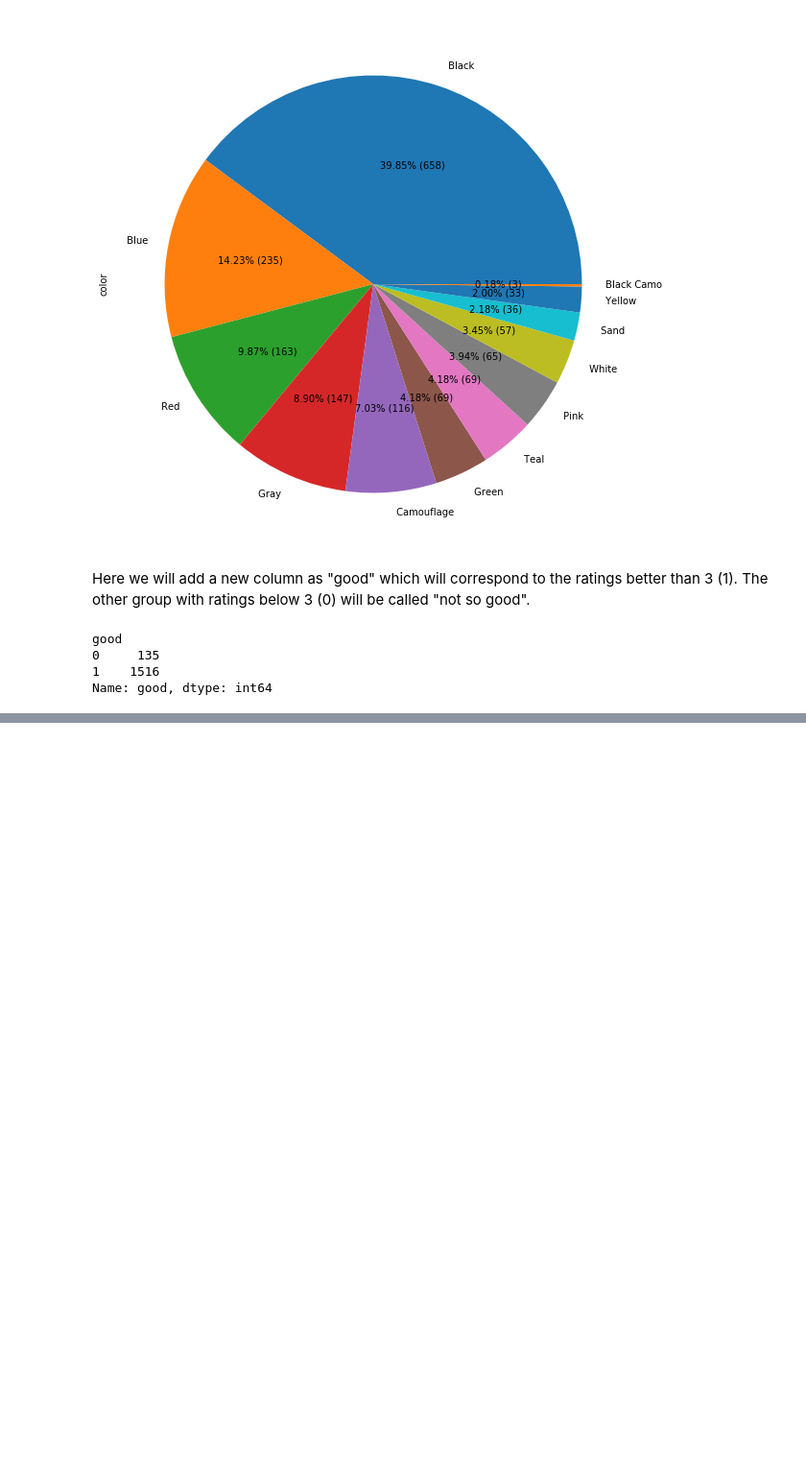
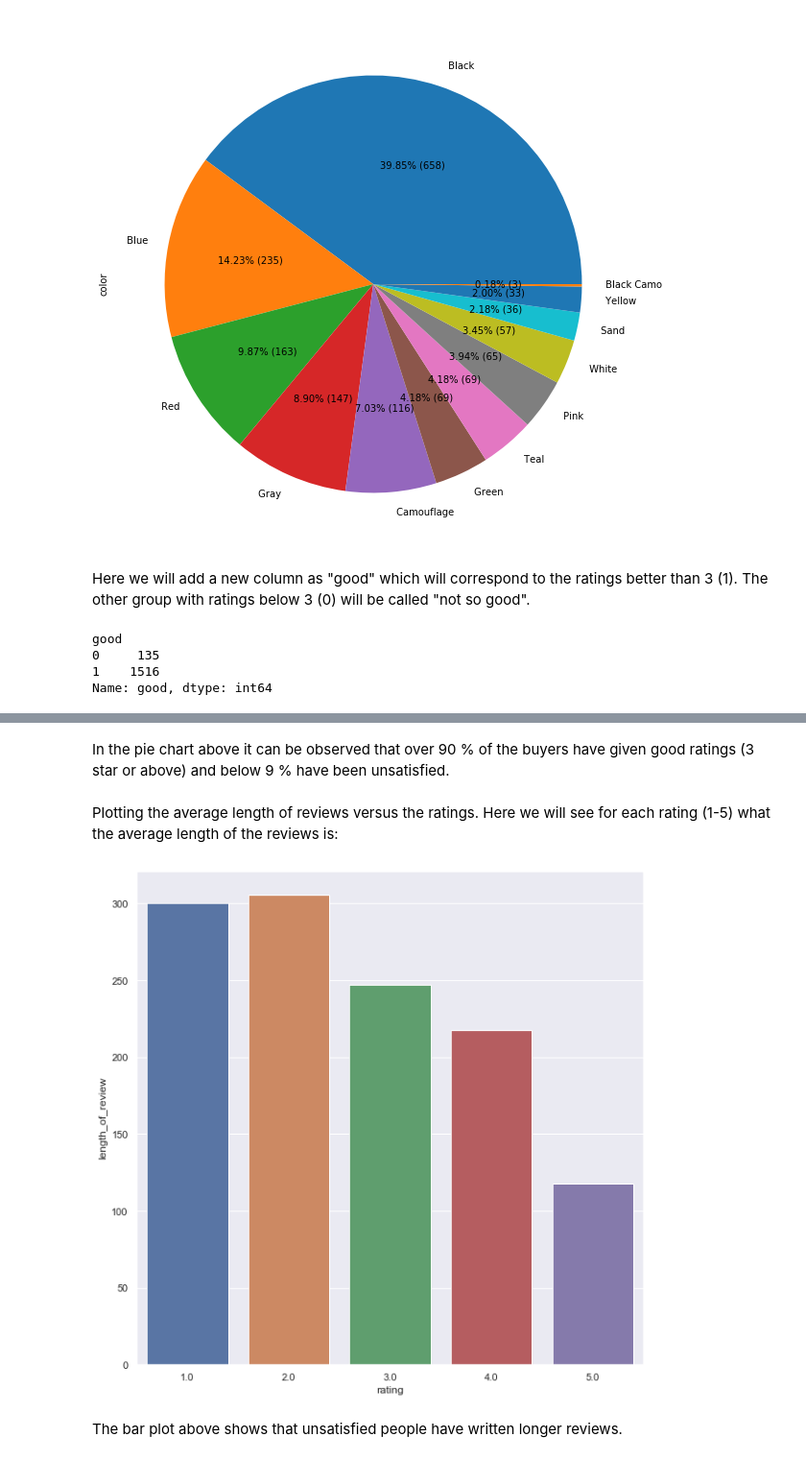
Before and after one commit to kavehamini/Amazon-Review-Analysis-JBL-Charge-4-Speaker-Sentiment-Analysis-NLP, a Jupyter notebook: JBL Speaker Reviews Dataset Analysis and Visualization.ipynb, the cells around one changed output, grey strips where cells are left out. Shown: that part at 96% size. Saved outputs shown, nothing was run; the diff lists cells and outputs as text; code cells hidden in the pictures; blank space fills up the shorter version.

```diff
--- a/JBL Speaker Reviews Dataset Analysis and Visualization.ipynb
+++ b/JBL Speaker Reviews Dataset Analysis and Visualization.ipynb
@@ -183,0 +287,14 @@ Name: good, dtype: int64
+# %% [markdown]
+In the pie chart above it can be observed that over 90 % of the buyers have given good ratings (3 star or above) and below 9 % have been unsatisfied.
+# %% [markdown]
+Plotting the average length of reviews versus the ratings. Here we will see for each rating (1-5) what the average length of the reviews is:
+# %%
+#plotting average length of review versus rating
+plt.figure(figsize=(10,10))
+sns.set(rc={'figure.figsize':(11.7,8.27)})
+sns.barplot(x='rating', y='length_of_review', data=df, ci=None)
+plt.savefig('9.png')
+# %% [output]
+[figure, added]
+# %% [markdown]
+The bar plot above shows that unsatisfied people have written longer reviews.
```
Also changed, not shown: parts of 14 cells of this notebook, 6 other files.
